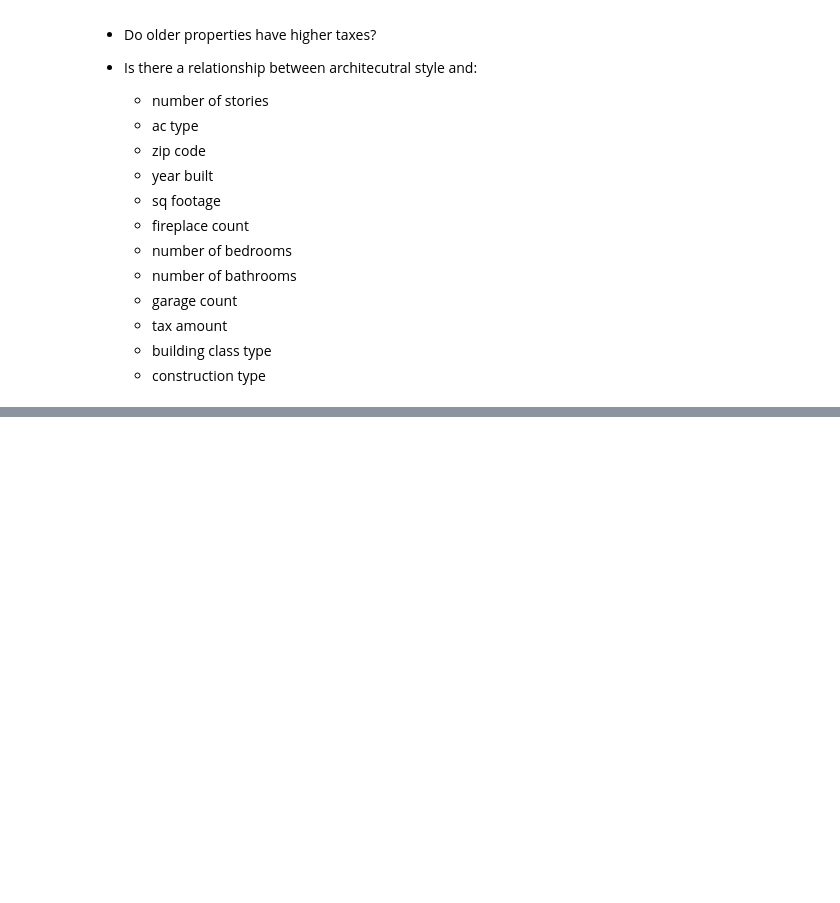
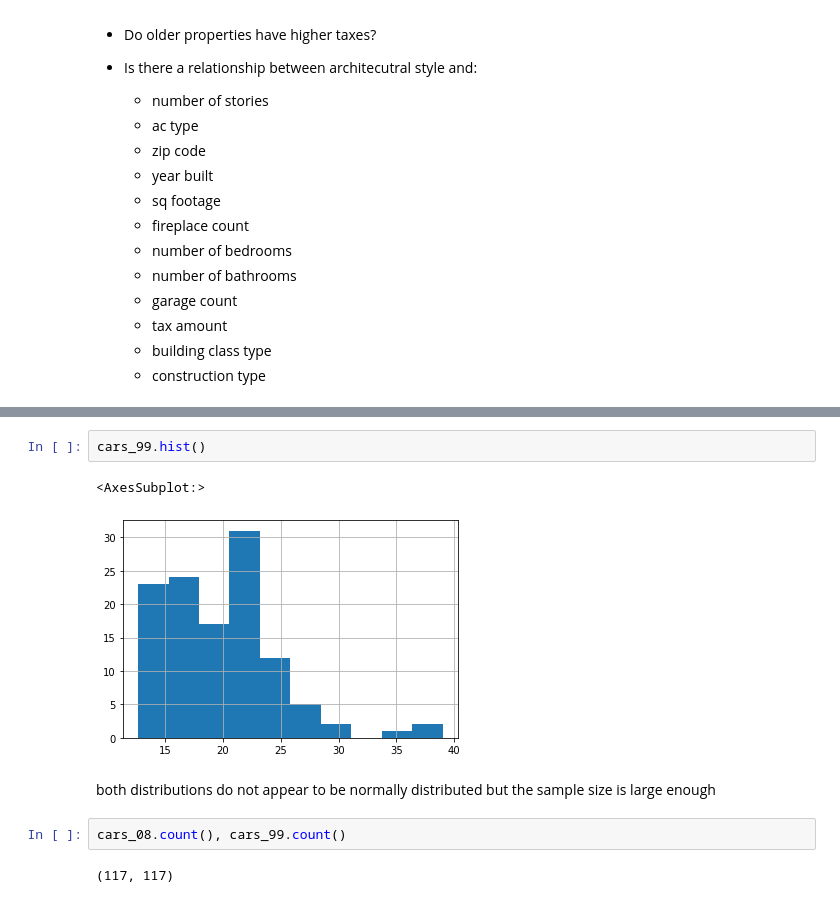
Before and after one commit to mariamnaqvi/statistics-exercises, a Jupyter notebook: hypothesis_testing.ipynb, the cells around one changed output, grey strips where cells are left out. Saved outputs shown, nothing was run; the diff lists cells and outputs as text; blank space fills up the shorter version.

```diff
--- a/hypothesis_testing.ipynb
+++ b/hypothesis_testing.ipynb
@@ -122,0 +241,11 @@
+# %%
+cars_99.hist()
+# %% [output]
+<AxesSubplot:>
+[figure, added]
+# %% [markdown]
+both distributions do not appear to be normally distributed but the sample size is large enough
+# %%
+cars_08.count(), cars_99.count()
+# %% [output]
+(117, 117)
```
Also changed, not shown: parts of 60 cells of this notebook.
